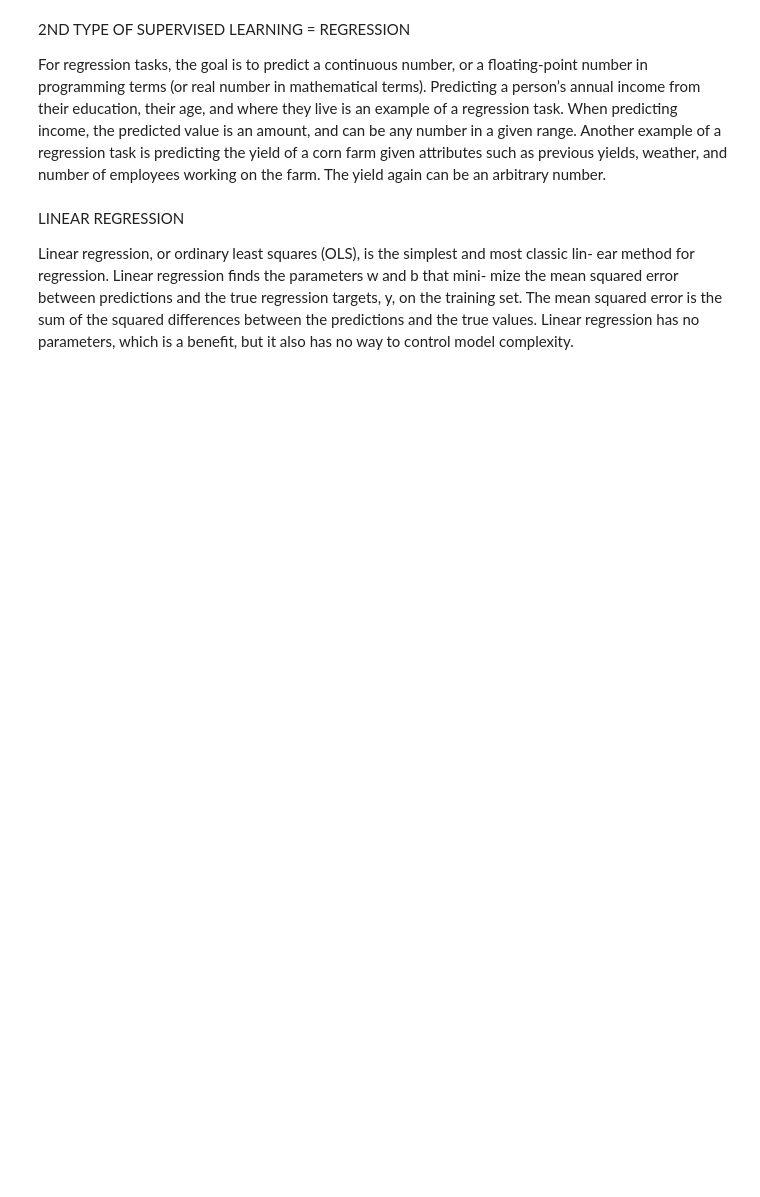
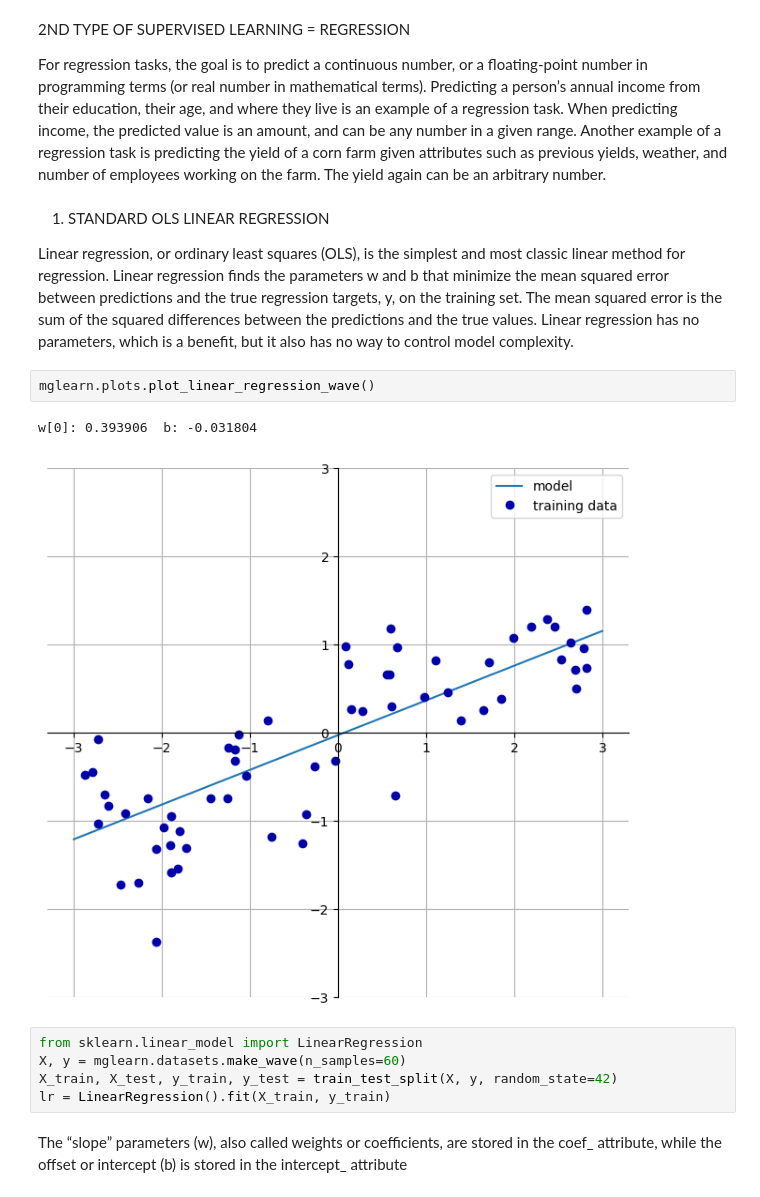
Before and after one commit to misacodes/ml_basics, a Jupyter notebook: supervised_learning.ipynb, the cells around one changed output. Drawn from its saved outputs; the diff is of its cells as text; blank space fills up the shorter version.

```diff
--- a/supervised_learning.ipynb
+++ b/supervised_learning.ipynb
@@ -205,6 +227,18 @@ For this model, the test set accuracy is about 0.97, which means we made the rig
 
 For regression tasks, the goal is to predict a continuous number, or a floating-point number in programming terms (or real number in mathematical terms). Predicting a person’s annual income from their education, their age, and where they live is an example of a regression task. When predicting income, the predicted value is an amount, and can be any number in a given range. Another example of a regression task is predicting the yield of a corn farm given attributes such as previous yields, weather, and number of employees working on the farm. The yield again can be an arbitrary number.
 # %% [markdown]
-LINEAR REGRESSION
+1. STANDARD OLS LINEAR REGRESSION
 
-Linear regression, or ordinary least squares (OLS), is the simplest and most classic lin‐ ear method for regression. Linear regression finds the parameters w and b that mini‐ mize the mean squared error between predictions and the true regression targets, y, on the training set. The mean squared error is the sum of the squared differences between the predictions and the true values. Linear regression has no parameters, which is a benefit, but it also has no way to control model complexity.
+Linear regression, or ordinary least squares (OLS), is the simplest and most classic linear method for regression. Linear regression finds the parameters w and b that minimize the mean squared error between predictions and the true regression targets, y, on the training set. The mean squared error is the sum of the squared differences between the predictions and the true values. Linear regression has no parameters, which is a benefit, but it also has no way to control model complexity.
+# %%
+mglearn.plots.plot_linear_regression_wave()
+# %% [output]
+w[0]: 0.393906  b: -0.031804
+[figure, added]
+# %%
+from sklearn.linear_model import LinearRegression
+X, y = mglearn.datasets.make_wave(n_samples=60)
+X_train, X_test, y_train, y_test = train_test_split(X, y, random_state=42)
+lr = LinearRegression().fit(X_train, y_train)
+# %% [markdown]
+The “slope” parameters (w), also called weights or coefficients, are stored in the coef_ attribute, while the offset or intercept (b) is stored in the intercept_ attribute
```
Also changed, not shown: parts of 46 cells of this notebook.
